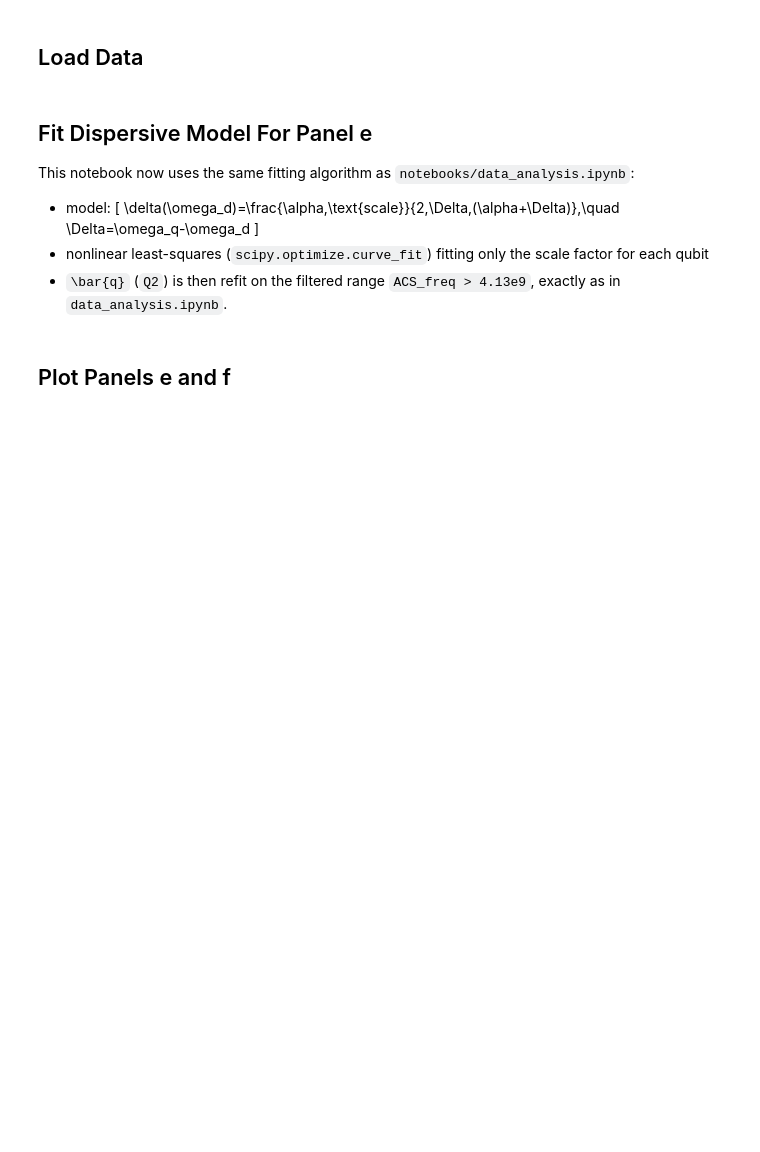
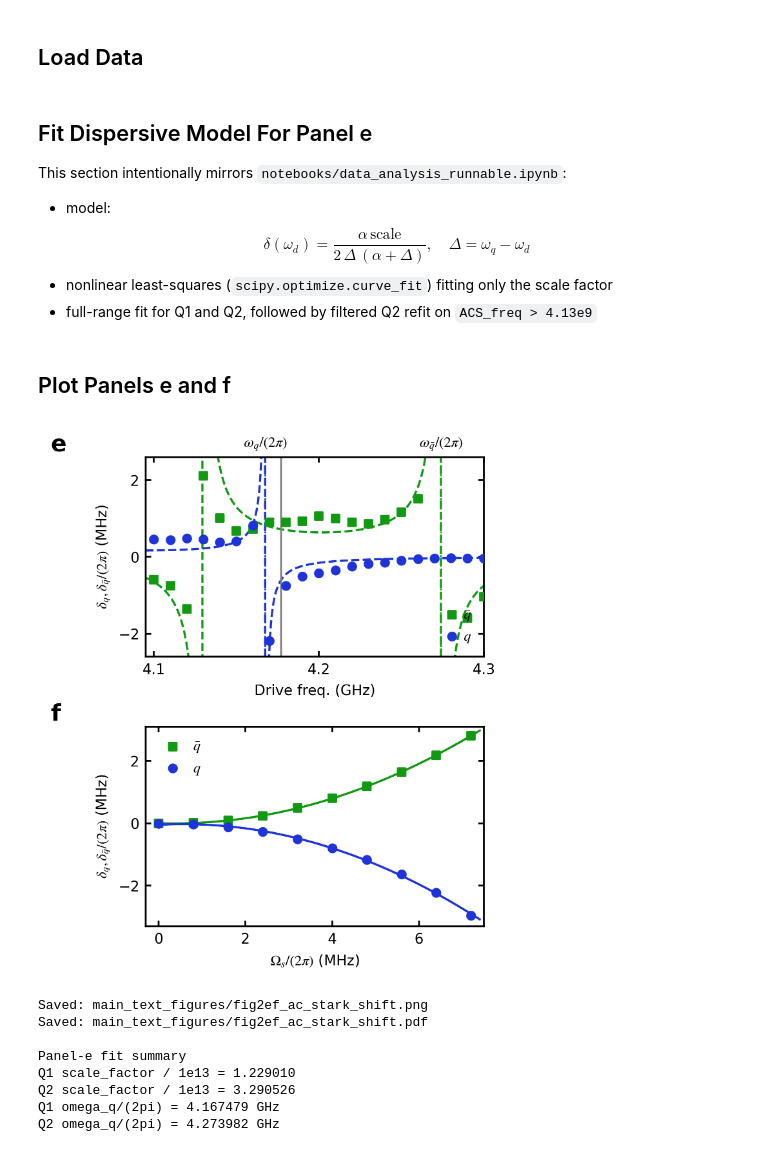
Before and after one commit to murchlab/positronium-sensing, a Jupyter notebook: notebooks/02_ac_stark_shift.ipynb, the cells around one changed output. Cells and saved outputs as stored; diff of their text form; code cells hidden in the pictures; blank space fills up the shorter version.

Commit message:
Update AC Stark shift notebook and generated outputs

```diff
--- a/notebooks/02_ac_stark_shift.ipynb
+++ b/notebooks/02_ac_stark_shift.ipynb
@@ -16,15 +21,2 @@ This notebook rebuilds the AC Stark shift panels shown in the attached figure:
 - `main_text_figures/fig2ef_ac_stark_shift.png`
 - `main_text_figures/fig2ef_ac_stark_shift.pdf`
-# %%
-import os
-from pathlib import Path
-
-# Ensure relative paths work regardless of where the notebook is launched from.
-_repo_root = None
-for p in [Path.cwd(), *Path.cwd().parents]:
-    if (p / "data").exists():
-        _repo_root = p
-        break
-if _repo_root is not None:
-    os.chdir(_repo_root)
-print("Working directory:", Path.cwd())
@@ -100,11 +171,11 @@ print("Amplitude-sweep points:", len(amp_arb))
 # %% [markdown]
 ## Fit Dispersive Model For Panel e
 
-This notebook now uses the same fitting algorithm as `notebooks/data_analysis.ipynb`:
+This section intentionally mirrors `notebooks/data_analysis_runnable.ipynb`:
 
 - model:
-  \[
+  $$
   \delta(\omega_d)=\frac{\alpha\,\text{scale}}{2\,\Delta\,(\alpha+\Delta)},\quad \Delta=\omega_q-\omega_d
-  \]
-- nonlinear least-squares (`scipy.optimize.curve_fit`) fitting only the scale factor for each qubit
-- `\bar{q}` (`Q2`) is then refit on the filtered range `ACS_freq > 4.13e9`, exactly as in `data_analysis.ipynb`.
+  $$
+- nonlinear least-squares (`scipy.optimize.curve_fit`) fitting only the scale factor
+- full-range fit for Q1 and Q2, followed by filtered Q2 refit on `ACS_freq > 4.13e9`
@@ -217,12 +267,12 @@ gs = fig.add_gridspec(2, 1, height_ratios=[1.0, 1.0], hspace=0.35)
 ax_e = fig.add_subplot(gs[0, 0])
 ax_e.set_facecolor(panel_bg)
 
-ax_e.plot(drive_dense_ghz, qbar_fit_line_mhz, '--', color=green, linewidth=1.2)
-ax_e.plot(drive_dense_ghz, q_fit_line_mhz, '--', color=blue, linewidth=1.2)
+ax_e.plot(ACS_freq_th * 1e-9, delta_Q2_freq_th * 1e-6, '--', color=green, linewidth=1.2)
+ax_e.plot(ACS_freq_th * 1e-9, delta_Q1_freq_th * 1e-6, '--', color=blue, linewidth=1.2)
 
 ax_e.scatter(
-    acs_frequency_ghz[panel_e_mask],
-    qbar_panel_e_hz * 1e-6,
+    ACS_freq * 1e-9,
+    Q2_delta_freq_array * 1e-6,
     s=18,
     marker='s',
     color=green,
@@ -230,8 +280,8 @@ ax_e.scatter(
     zorder=3,
 )
 ax_e.scatter(
-    acs_frequency_ghz[panel_e_mask],
-    q_panel_e_hz * 1e-6,
+    ACS_freq * 1e-9,
+    Q1_delta_freq_array * 1e-6,
     s=20,
     marker='o',
     color=blue,
@@ -240,8 +290,6 @@ ax_e.scatter(
 )
 
 # Pole markers.
-omega_q_ghz = Q1_FREQ_HZ * 1e-9
-omega_qbar_ghz = Q2_FREQ_HZ * 1e-9
 ax_e.axvline(omega_q_ghz, color=blue, linestyle=':', linewidth=1.0)
 ax_e.axvline(omega_qbar_ghz, color=green, linestyle=':', linewidth=1.0)
 
@@ -301,30 +349,40 @@ ax_f.scatter(
     zorder=3,
 )
 
 ax_f.set_xlim(-0.3, 7.5)
 ax_f.set_ylim(-3.3, 3.1)
 ax_f.set_xticks([0, 2, 4, 6])
 ax_f.set_yticks([-2, 0, 2])
 ax_f.tick_params(direction='in', top=True, right=True)
 ax_f.set_xlabel(r'$\Omega_s/(2\pi)$ (MHz)')
 ax_f.set_ylabel(r'$\delta_q,\delta_{\bar q}/(2\pi)$ (MHz)')
 ax_f.legend(loc='upper left', frameon=False, handlelength=2.0, handletextpad=0.4)
 ax_f.text(-0.28, 1.03, 'f', transform=ax_f.transAxes, fontsize=13, fontweight='bold')
 
 # Save outputs.
 out_png = Path('main_text_figures') / 'fig2ef_ac_stark_shift.png'
 out_pdf = Path('main_text_figures') / 'fig2ef_ac_stark_shift.pdf'
 out_png.parent.mkdir(parents=True, exist_ok=True)
 
 fig.savefig(out_png, bbox_inches='tight', facecolor='white')
 fig.savefig(out_pdf, bbox_inches='tight', facecolor='white')
 plt.show()
 
 print(f"Saved: {out_png}")
 print(f"Saved: {out_pdf}")
 print()
 print("Panel-e fit summary")
 print(f"Q1 scale_factor / 1e13 = {scale_factor_Q1 / 1e13:.6f}")
 print(f"Q2 scale_factor / 1e13 = {scale_factor_Q2 / 1e13:.6f}")
 print(f"Q1 omega_q/(2pi) = {omega_q_ghz:.6f} GHz")
 print(f"Q2 omega_q/(2pi) = {omega_qbar_ghz:.6f} GHz")
+# %% [output]
+[figure, added]
+Saved: main_text_figures/fig2ef_ac_stark_shift.png
+Saved: main_text_figures/fig2ef_ac_stark_shift.pdf
+
+Panel-e fit summary
+Q1 scale_factor / 1e13 = 1.229010
+Q2 scale_factor / 1e13 = 3.290526
+Q1 omega_q/(2pi) = 4.167479 GHz
+Q2 omega_q/(2pi) = 4.273982 GHz
```
Also changed, not shown: parts of 6 cells of this notebook, 10 other files.
